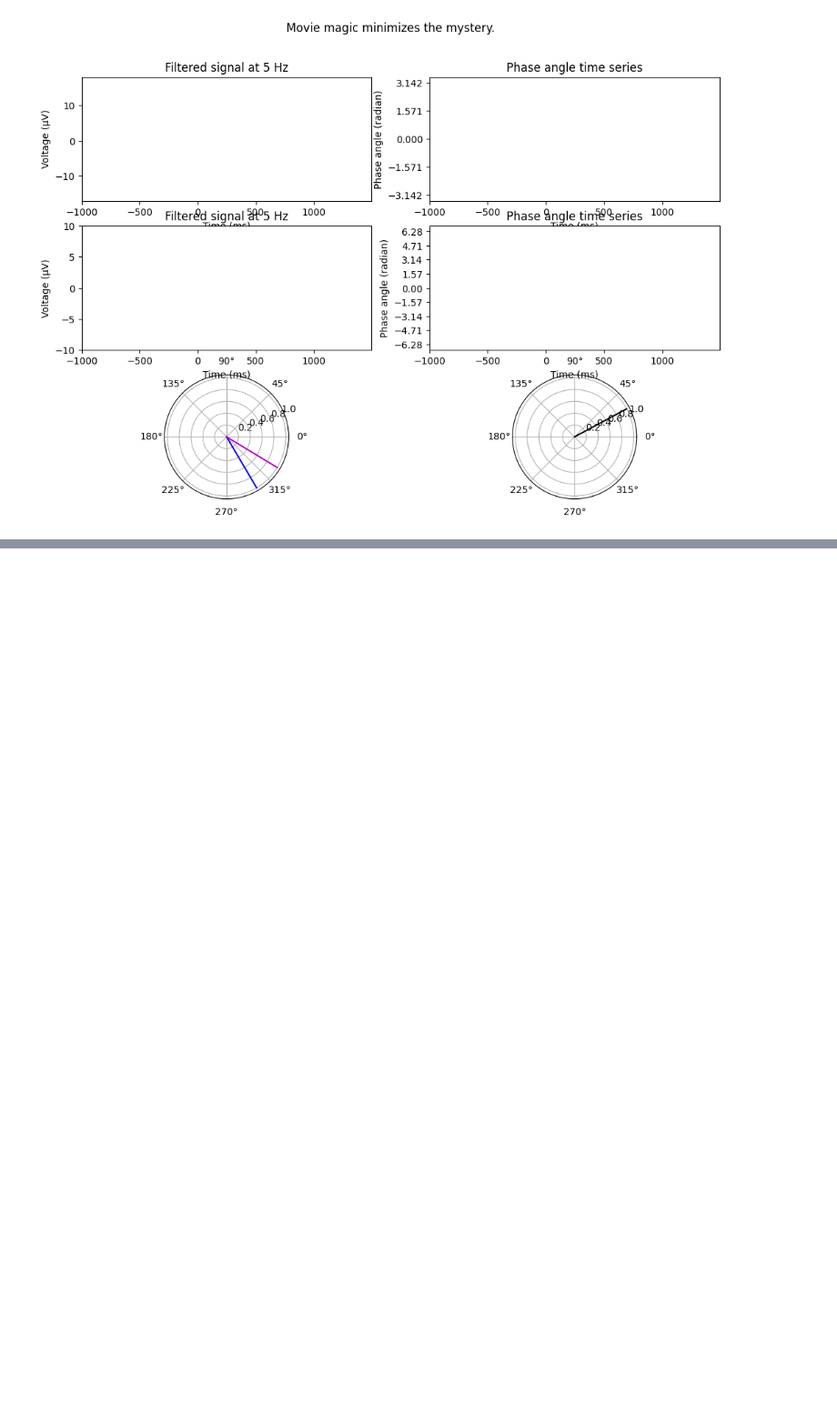
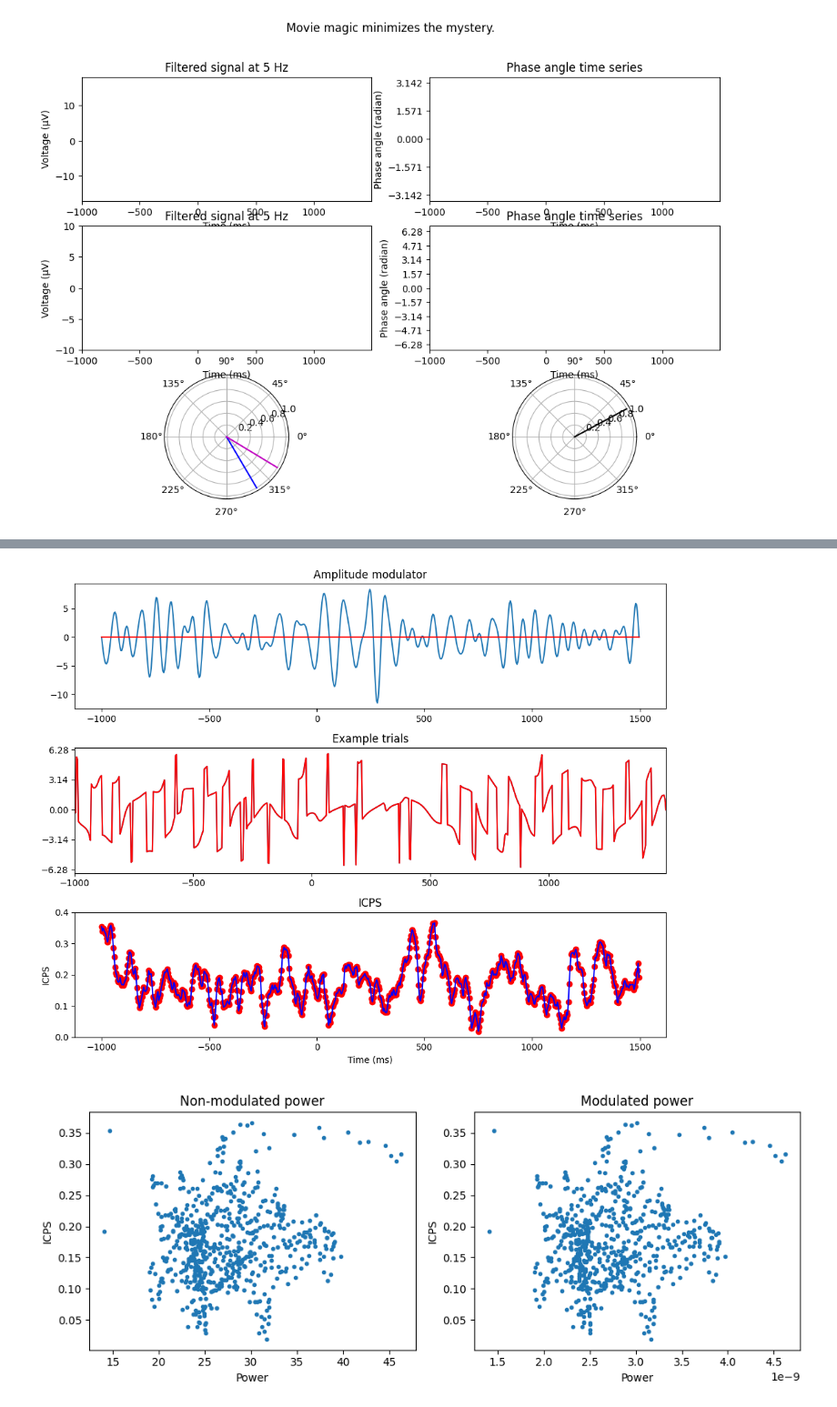
Before and after one commit to agencyenterprise/AnalyzingNeuralTimeSeries-Python, a Jupyter notebook: src/chapter26.ipynb, the cells around one changed output, grey strips where cells are left out. Shown at 91% size. Drawn from its saved outputs; the diff is of its cells as text; code cells hidden in the pictures; blank space fills up the shorter version.

```diff
--- a/src/chapter26.ipynb
+++ b/src/chapter26.ipynb
@@ -327,0 +341,76 @@ plt.show()
+# %%
+# Figure 26.7
+
+# Initialize
+data4test = np.zeros((2, EEG['pnts'][0][0], EEG['trials'][0][0]))
+data4power = np.zeros((2, EEG['pnts'][0][0], EEG['trials'][0][0]))
+
+amp_mod = 0.00001
+
+for triali in range(EEG['trials'][0][0]):
+    # Each trial is a random channel and trial
+    trialdata1 = EEG['data'][chanidx[0], :, triali]
+    trialdata2 = EEG['data'][chanidx[1], :, triali]
+
+    # Band-pass filtered data
+    trialdata1 = filter_data(trialdata1.astype(float), EEG['srate'][0][0], 10, 20)
+    trialdata2 = filter_data(trialdata2.astype(float), EEG['srate'][0][0], 10, 20)
+
+    # Phase angle differences, with and without amplitude dampening
+    data4test[0, :, triali] = np.angle(hilbert(trialdata1)) - np.angle(hilbert(trialdata2))
+    data4test[1, :, triali] = np.angle(hilbert(trialdata1)) - np.angle(hilbert(trialdata2 * amp_mod))
+
+    data4power[0, :, triali] = np.abs(hilbert(trialdata2))**2
+    data4power[1, :, triali] = np.abs(hilbert(trialdata2 * amp_mod))**2
+
+# Compute ITPC
+ispc_nomod = np.abs(np.mean(np.exp(1j * data4test[0, :, :]), axis=1))
+ispc_mod = np.abs(np.mean(np.exp(1j * data4test[1, :, :]), axis=1))
+
+# Compute power
+power = np.mean(data4power, axis=2)
+
+# Plot
+fig, axs = plt.subplots(3, 1, figsize=(10, 8))
+
+# Amplitude modulator
+axs[0].plot(EEG['times'][0], trialdata2[0, :])
+axs[0].plot(EEG['times'][0], trialdata2[0, :] * amp_mod, 'r')
+axs[0].set_title('Amplitude modulator')
+
+# Example trials
+axs[1].plot(EEG['times'][0], data4test[0, :, 10])
+axs[1].plot(EEG['times'][0], data4test[1, :, 10], 'r')
+axs[1].set_xlim([EEG['times'][0][0], EEG['times'][0][-1]])
+axs[1].set_yticks([-2 * np.pi, -np.pi, 0, np.pi, 2 * np.pi])
+axs[1].set_title('Example trials')
+
+# ICPS
+axs[2].plot(EEG['times'][0], ispc_mod, 'ro')
+axs[2].plot(EEG['times'][0], ispc_nomod, 'b')
+axs[2].set_ylim([0, 0.4])
+axs[2].set_xlabel('Time (ms)')
+axs[2].set_ylabel('ICPS')
+axs[2].set_title('ICPS')
+
+plt.tight_layout()
+plt.show()
+
+# Power vs. ICPS
+fig, axs = plt.subplots(1, 2, figsize=(10, 4))
+
+# Non-modulated power
+axs[0].plot(power[0, :], ispc_nomod, '.')
+axs[0].set_xlabel('Power')
+axs[0].set_ylabel('ICPS')
+axs[0].set_title('Non-modulated power')
+
+# Modulated power
+axs[1].plot(power[1, :], ispc_mod, '.')
+axs[1].set_xlabel('Power')
+axs[1].set_ylabel('ICPS')
+axs[1].set_title('Modulated power')
+
+plt.tight_layout()
+plt.show()
+# %% [output]
@@ -327,0 +434,2 @@ plt.show()
+[figure, added]
+[figure, added]
```
Also changed, not shown: parts of 13 cells of this notebook.
